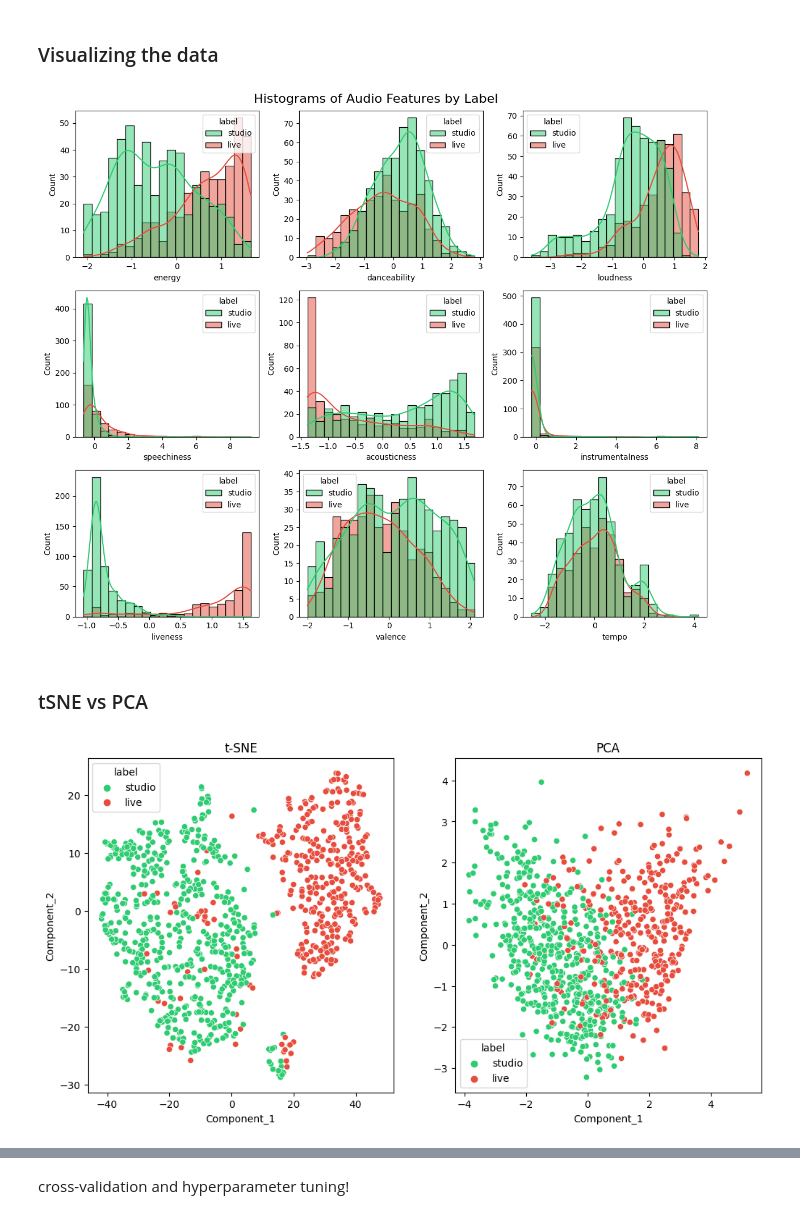
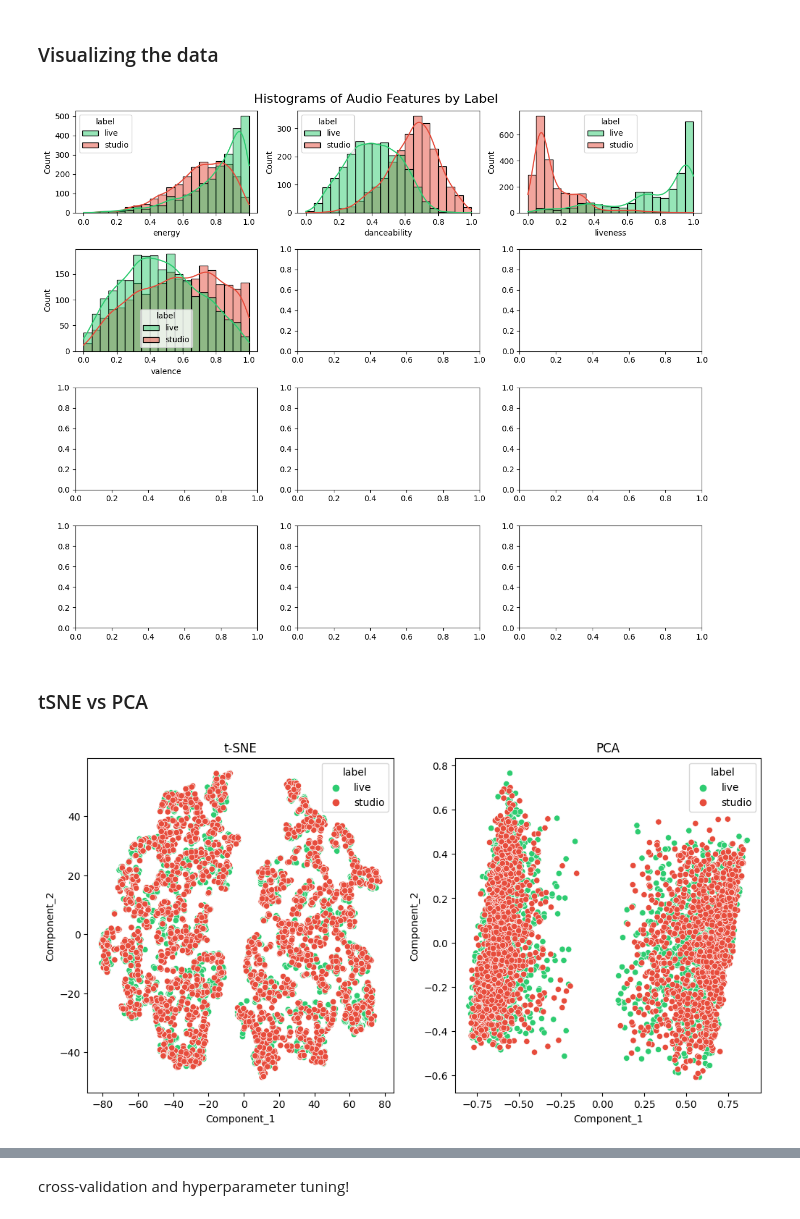
Before and after one commit to AlexandrosMaragkakis/live_music_perfornamces_classification, a Jupyter notebook: Live_vs_Studio_Music_Classification.ipynb, the cells around one changed output, grey strips where cells are left out. Cells and saved outputs as stored; diff of their text form; code cells hidden in the pictures.

```diff
--- a/Live_vs_Studio_Music_Classification.ipynb
+++ b/Live_vs_Studio_Music_Classification.ipynb
@@ -41,0 +44,3 @@ df.head(10)
+# %%
+df = df.sample(frac=1)
+df.head(10)
@@ -61,0 +81,2 @@ memory usage: 102.8+ KB
+# %%
+df = df.drop_duplicates()
@@ -79,7 +102,8 @@ df = df.drop(['id','mode', 'key', 'time_signature'] , axis=1)
 num_cols = ['energy', 'danceability', 'loudness', 'speechiness', 'acousticness', 'instrumentalness', 'liveness', 'valence', 'tempo', 'duration_ms']
 
 # Perform standardization on the selected columns
-scaler = StandardScaler()
+# scaler = StandardScaler()
+scaler = MinMaxScaler()
 df[num_cols] = scaler.fit_transform(df[num_cols])
 
 # Map the labels to integer values
@@ -111,29 +135,29 @@ label_map
 # %%
 # Define the color palette
 colors = ['#2ecc71', '#e74c3c']
 
-nrows = 3
+nrows = 4
 ncols = 3
 fig, axes = plt.subplots(nrows=nrows, ncols=ncols, figsize=(12, 10))
 for i, feature in enumerate(df.columns[:-1]):
     row, col = i // 3, i % 3
     if row < nrows and col < ncols:
         ax = axes[row, col]
         sns.histplot(data=df, x=feature, hue=df['label'].map(label_map), ax=ax, kde=True, bins=20, palette=colors)
         ax.set_xlabel(feature)
 
 
 
 # Add a title to the figure
 fig.suptitle("Histograms of Audio Features by Label", fontsize=16)
 
 # Adjust the spacing between the subplots
 plt.tight_layout()
 
 # Show the figure
 plt.show()
 # %% [output]
-[figure, old version]
+[figure, new version]
 # %% [markdown]
 ### tSNE vs PCA
 # %%
@@ -159,7 +183,7 @@ axes[1].set_title("PCA")
 
 plt.show()
 # %% [output]
-[figure, old version]
+[figure, new version]
 # %%
 # Split the dataframe into a feature matrix (X) and a target vector (y)
 X = df.drop('label', axis=1)
```
Also changed, not shown: parts of 10 cells of this notebook, 8 other files.
